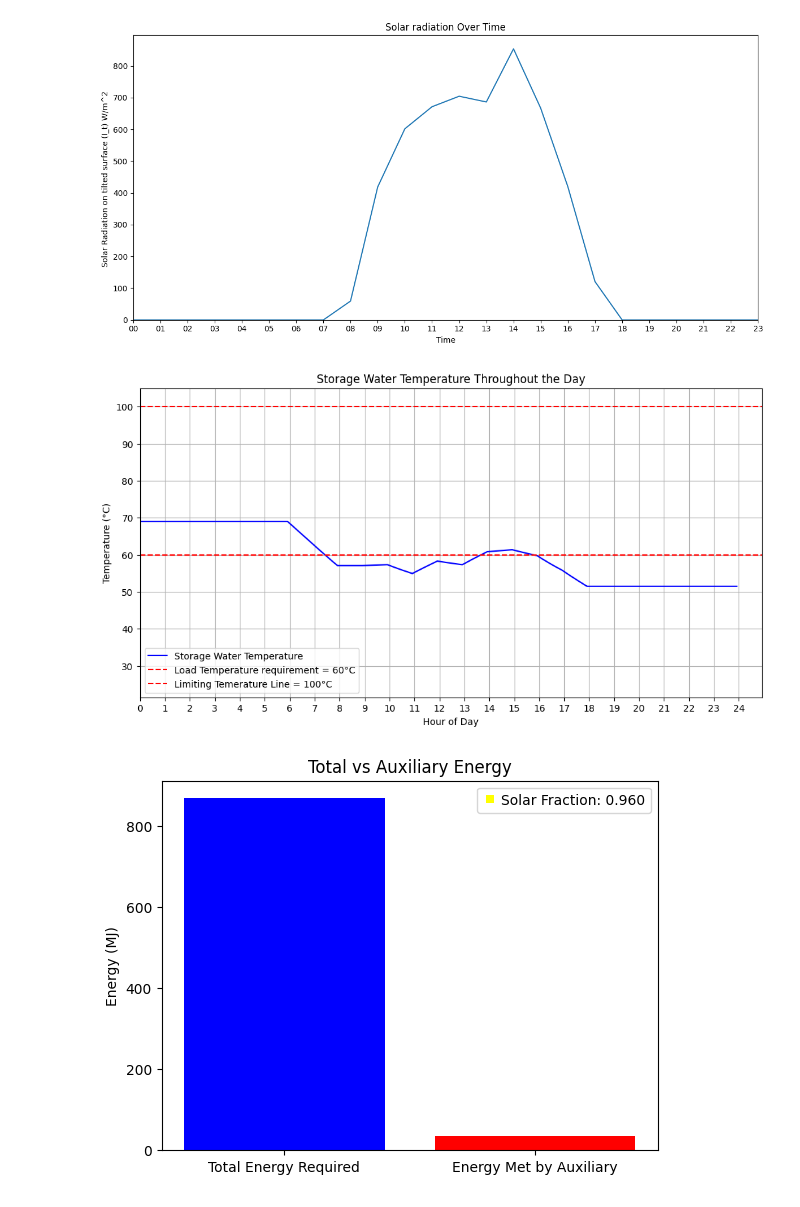
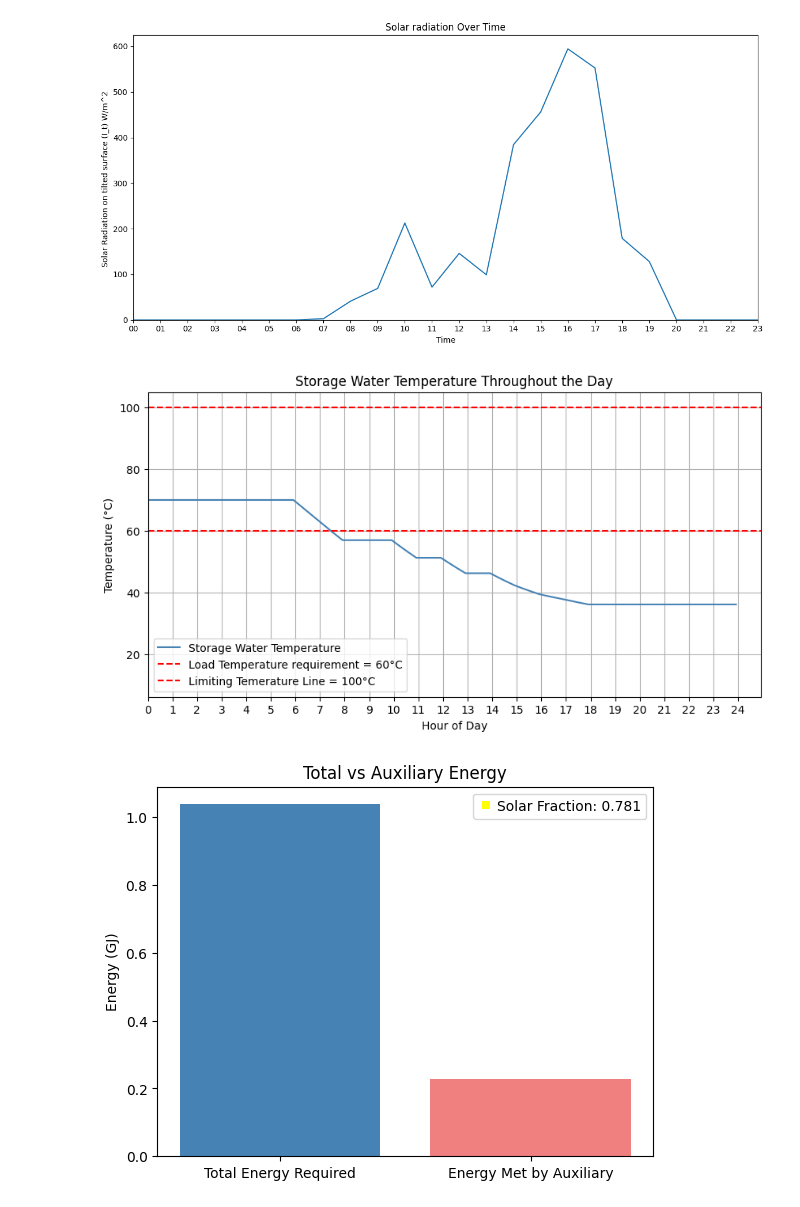
Before and after one commit to yashladd/solar_water_heater, a Jupyter notebook: examples/example_slc.ipynb, the cells around one changed output. Cells and saved outputs as stored; diff of their text form; code cells hidden in the pictures.

```diff
--- a/examples/example_slc.ipynb
+++ b/examples/example_slc.ipynb
@@ -41,0 +70,4 @@ oct = df[(df.index.month == 10) & (df.index.day==29)]
+# %%
+AREA = 50
+VOLUME = 5
+simulation = SimulationEnvironment(AREA, VOLUME, CONFIG_FILE)
@@ -42,3 +82,3 @@ oct = df[(df.index.month == 10) & (df.index.day==29)]
 # %%
-simulation.simulate_single_day(month=10, day=29)
+simulation.simulate_single_day(month=4, day=15)
 # %% [output]
@@ -48,3 +88,3 @@ THE SOLAR FRACTION IS: 0.960
-[figure, old version]
+[figure, new version]
-[figure, old version]
+[figure, new version]
-[figure, old version]
+[figure, new version]
```
Also changed, not shown: parts of 26 cells of this notebook, 9 other files.
